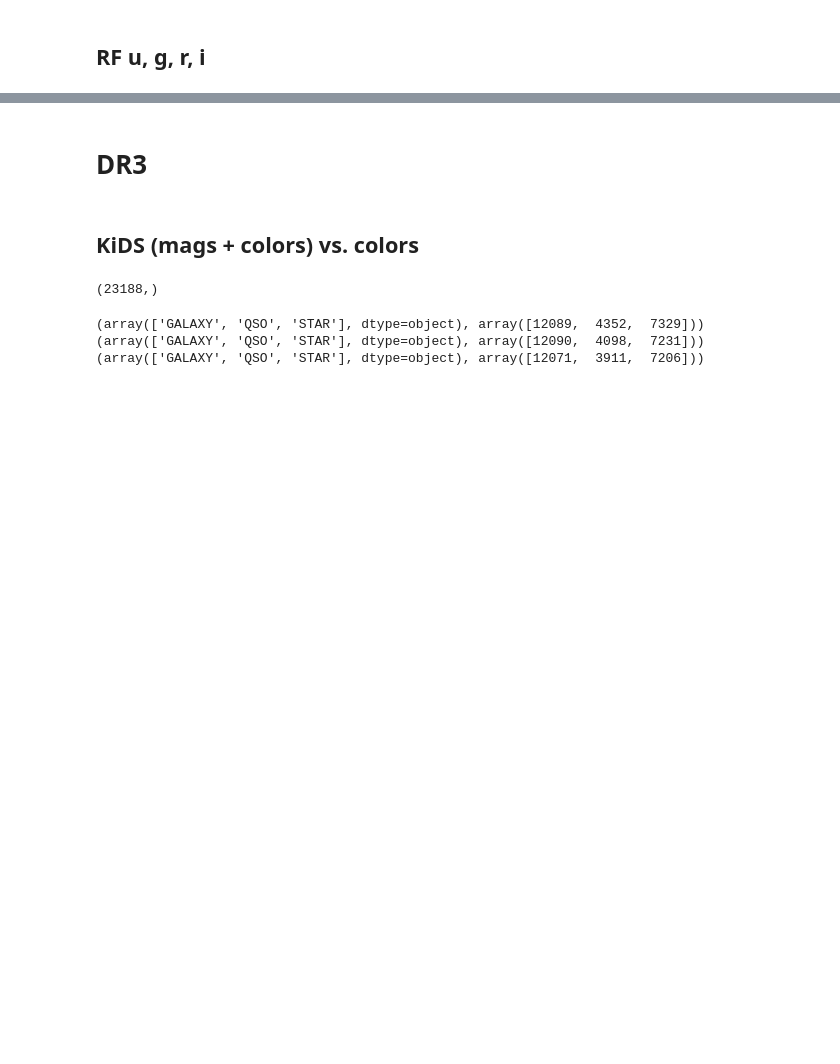
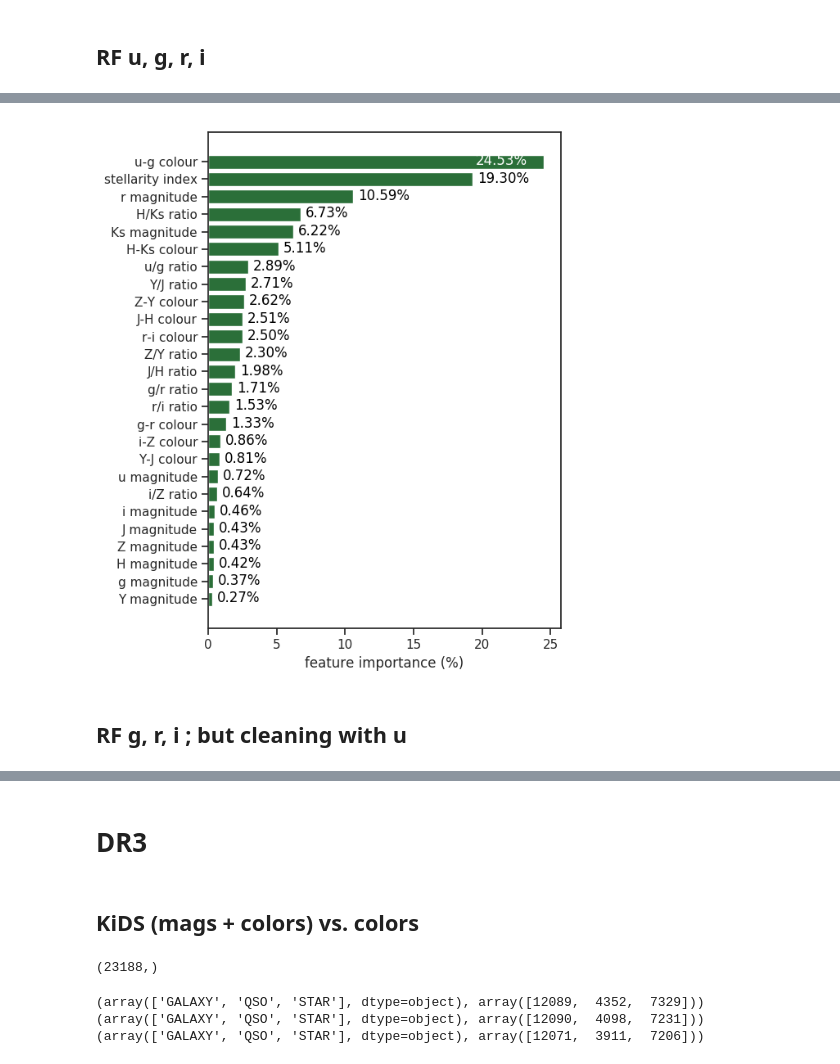
Before and after one commit to snakoneczny/kids-quasars, a Jupyter notebook: notebooks/experiment_results.ipynb, the cells around one changed output, grey strips where cells are left out. Drawn from its saved outputs; the diff is of its cells as text; code cells hidden in the pictures; blank space fills up the shorter version.

```diff
--- a/notebooks/experiment_results.ipynb
+++ b/notebooks/experiment_results.ipynb
@@ -26,0 +114,6 @@ sns.set_palette('cubehelix')
+# %%
+plot_feature_ranking(model_z, FEATURES['all'])
+# %% [output]
+[figure, added]
+# %% [markdown]
+## RF g, r, i ; but cleaning with u
```
Also changed, not shown: parts of 22 cells of this notebook, 6 other files.
